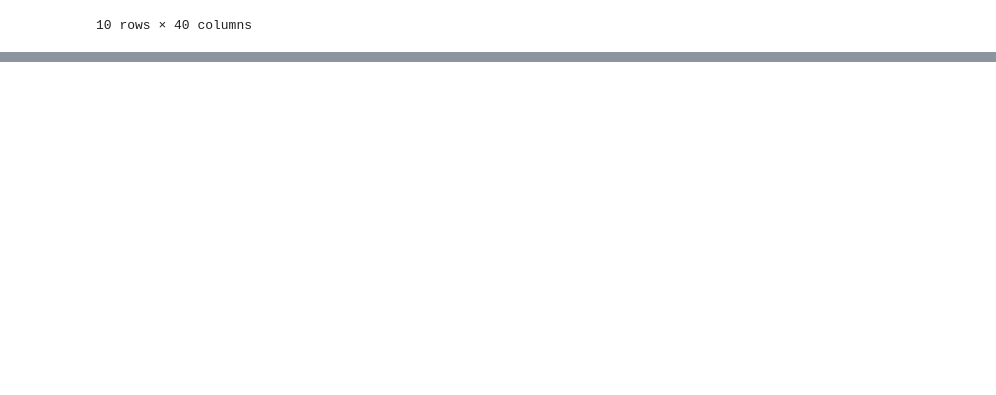
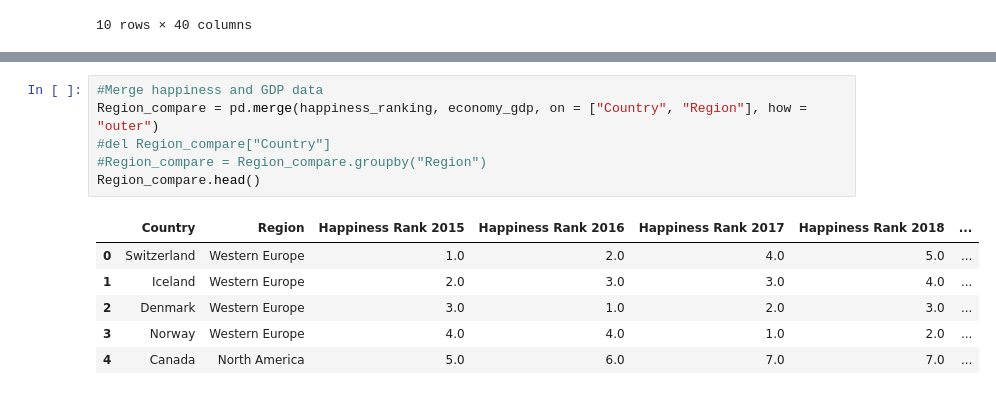
Before and after one commit to Alvin1359/world-happiness-report, a Jupyter notebook: Data Cleanup.ipynb, the cells around one changed output, grey strips where cells are left out. Drawn from its saved outputs; the diff is of its cells as text; blank space fills up the shorter version.

Commit message:
Regions

```diff
--- a/Data Cleanup.ipynb
+++ b/Data Cleanup.ipynb
@@ -138,0 +163,13 @@ region_summary.mean()
+# %%
+#Merge happiness and GDP data
+Region_compare = pd.merge(happiness_ranking, economy_gdp, on = ["Country", "Region"], how = "outer")
+#del Region_compare["Country"]
+#Region_compare = Region_compare.groupby("Region")
+Region_compare.head()
+# %% [output]
+|  | Country | Region | Happiness Rank 2015 | Happiness Rank 2016 | Happiness Rank 2017 | Happiness Rank 2018 | ... |
+| 0 | Switzerland | Western Europe | 1.0 | 2.0 | 4.0 | 5.0 | ... |
+| 1 | Iceland | Western Europe | 2.0 | 3.0 | 3.0 | 4.0 | ... |
+| 2 | Denmark | Western Europe | 3.0 | 1.0 | 2.0 | 3.0 | ... |
+| 3 | Norway | Western Europe | 4.0 | 4.0 | 1.0 | 2.0 | ... |
+| 4 | Canada | North America | 5.0 | 6.0 | 7.0 | 7.0 | ... |
```
Also changed, not shown: parts of 8 cells of this notebook, 3 other files.
